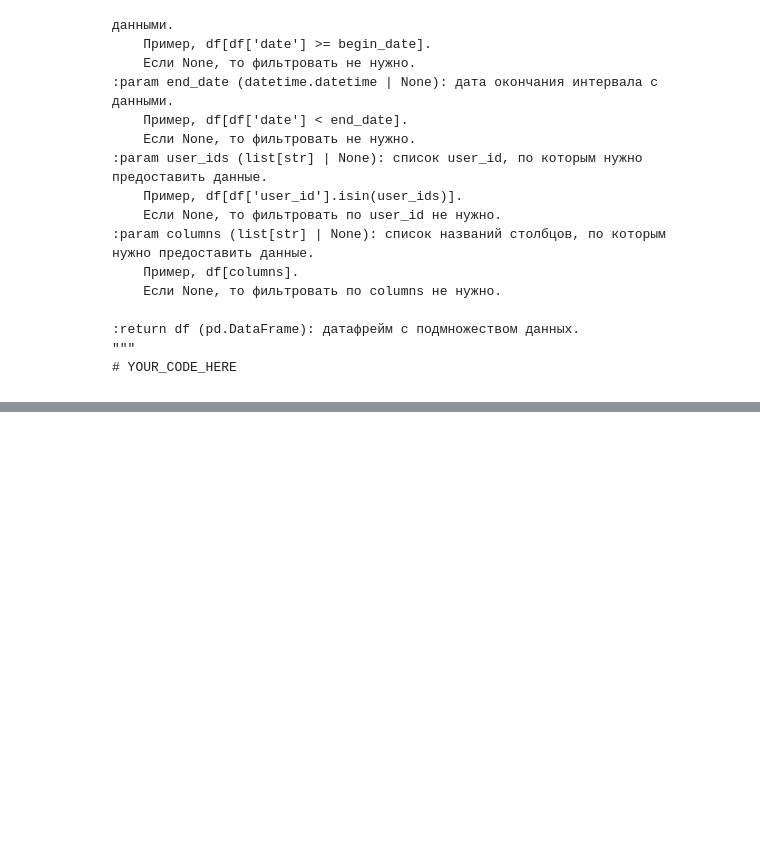
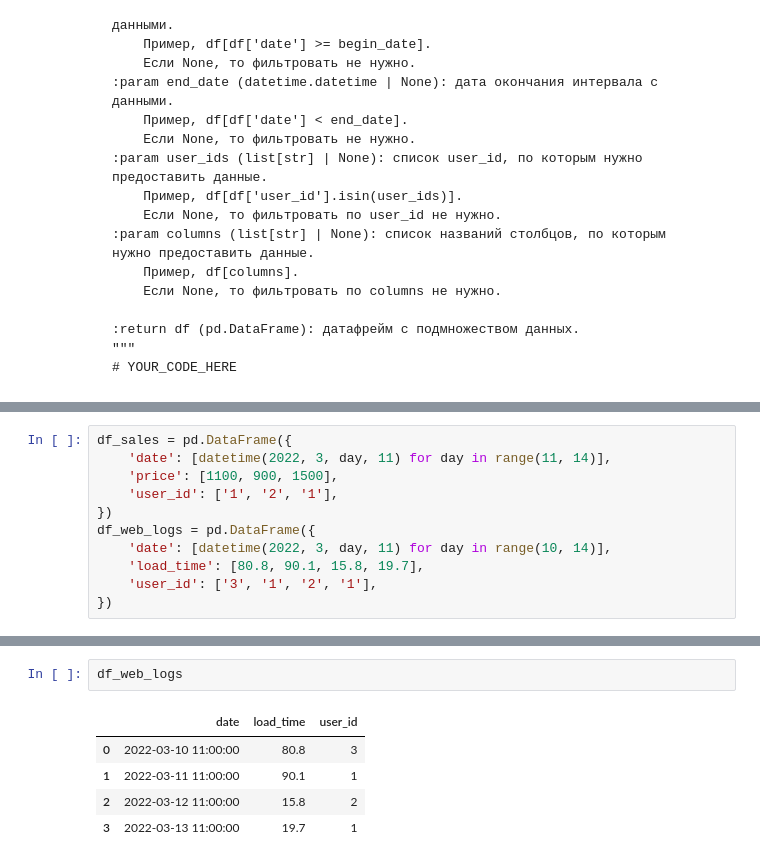
Before and after one commit to katyazaharenko/Simulator-AB, a Jupyter notebook: KC_Smulator_AB_1.ipynb, the cells around one changed output, grey strips where cells are left out. Drawn from its saved outputs; the diff is of its cells as text; blank space fills up the shorter version.

```diff
--- a/KC_Smulator_AB_1.ipynb
+++ b/KC_Smulator_AB_1.ipynb
@@ -185,0 +331,11 @@ def sum_two_values(a, b):
+# %%
+df_sales = pd.DataFrame({
+    'date': [datetime(2022, 3, day, 11) for day in range(11, 14)],
+    'price': [1100, 900, 1500],
+    'user_id': ['1', '2', '1'],
+})
+df_web_logs = pd.DataFrame({
+    'date': [datetime(2022, 3, day, 11) for day in range(10, 14)],
+    'load_time': [80.8, 90.1, 15.8, 19.7],
+    'user_id': ['3', '1', '2', '1'],
+})
@@ -185,0 +349,8 @@ def sum_two_values(a, b):
+# %%
+df_web_logs
+# %% [output]
+|  | date | load_time | user_id |
+| 0 | 2022-03-10 11:00:00 | 80.8 | 3 |
+| 1 | 2022-03-11 11:00:00 | 90.1 | 1 |
+| 2 | 2022-03-12 11:00:00 | 15.8 | 2 |
+| 3 | 2022-03-13 11:00:00 | 19.7 | 1 |
```
Also changed, not shown: parts of 7 cells of this notebook.
